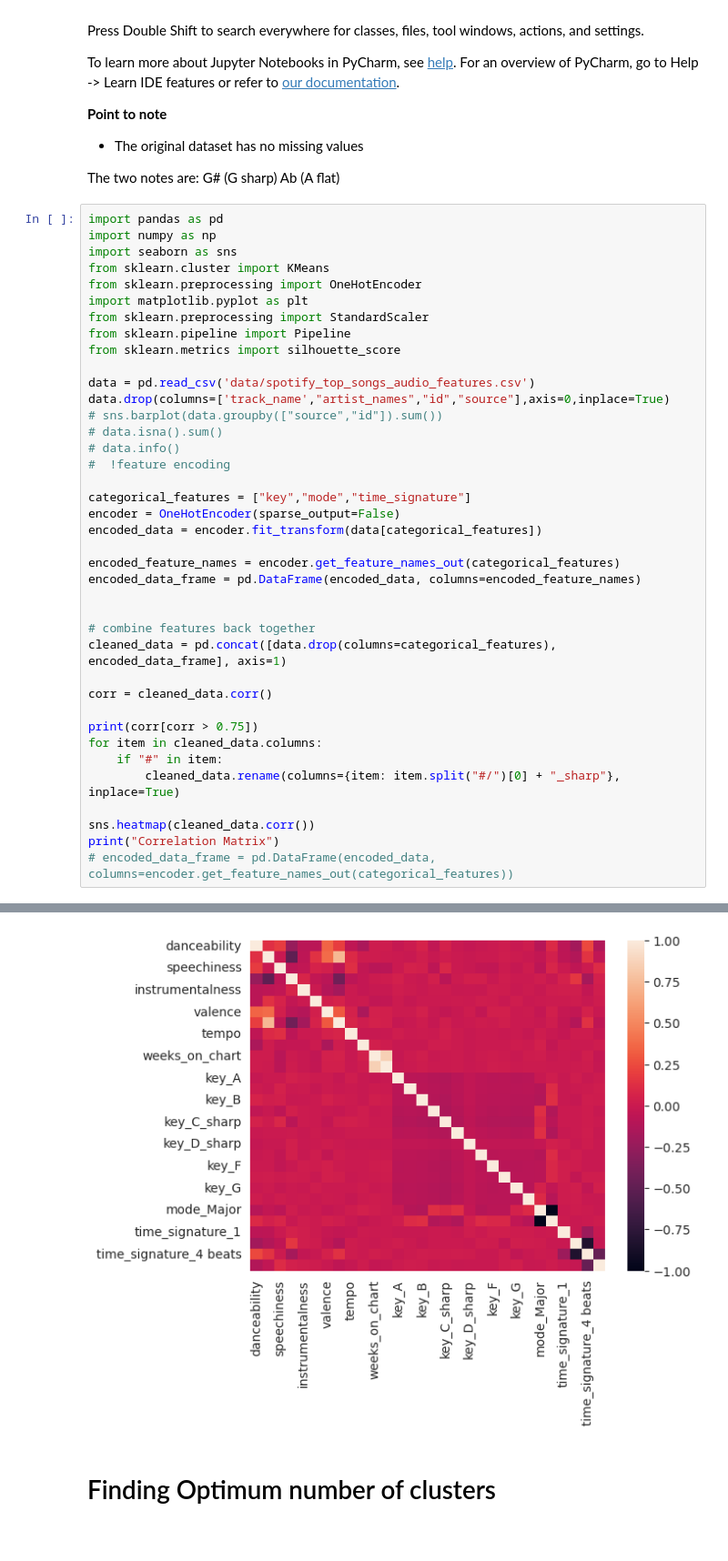
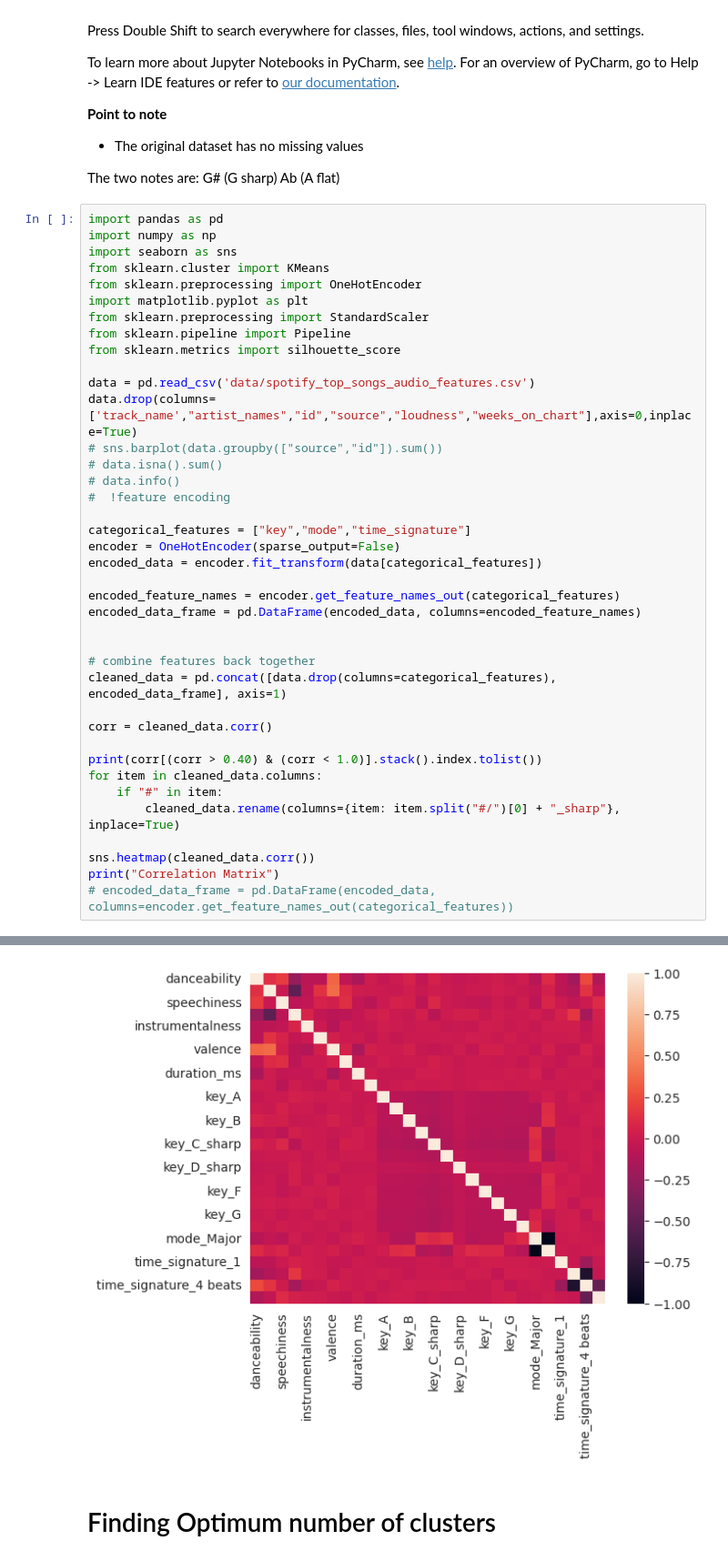
Before and after one commit to samuel23taku/ML-Spotify-Songs-Clustering, a Jupyter notebook: sample.ipynb, the cells around one changed output, grey strips where cells are left out. Shown: that part at 91% size. Saved outputs shown, nothing was run; the diff lists cells and outputs as text.

```diff
--- a/sample.ipynb
+++ b/sample.ipynb
@@ -28,7 +28,7 @@ from sklearn.pipeline import Pipeline
 from sklearn.metrics import silhouette_score
 
 data = pd.read_csv('data/spotify_top_songs_audio_features.csv')
-data.drop(columns=['track_name',"artist_names","id","source"],axis=0,inplace=True)
+data.drop(columns=['track_name',"artist_names","id","source","loudness","weeks_on_chart"],axis=0,inplace=True)
 # sns.barplot(data.groupby(["source","id"]).sum())
 # data.isna().sum()
 # data.info()
@@ -47,7 +47,7 @@ cleaned_data = pd.concat([data.drop(columns=categorical_features), encoded_data_
 
 corr = cleaned_data.corr()
 
-print(corr[corr > 0.75])
+print(corr[(corr > 0.40) & (corr < 1.0)].stack().index.tolist())
 for item in cleaned_data.columns:
     if "#" in item:
         cleaned_data.rename(columns={item: item.split("#/")[0] + "_sharp"}, inplace=True)
@@ -75,5 +60,5 @@ time_signature_5 beats                     1.0
 Correlation Matrix
-[figure, old version]
+[figure, new version]
 # %% [markdown]
 # Finding Optimum number of clusters
 # %%
```
Also changed, not shown: parts of 4 cells of this notebook.
